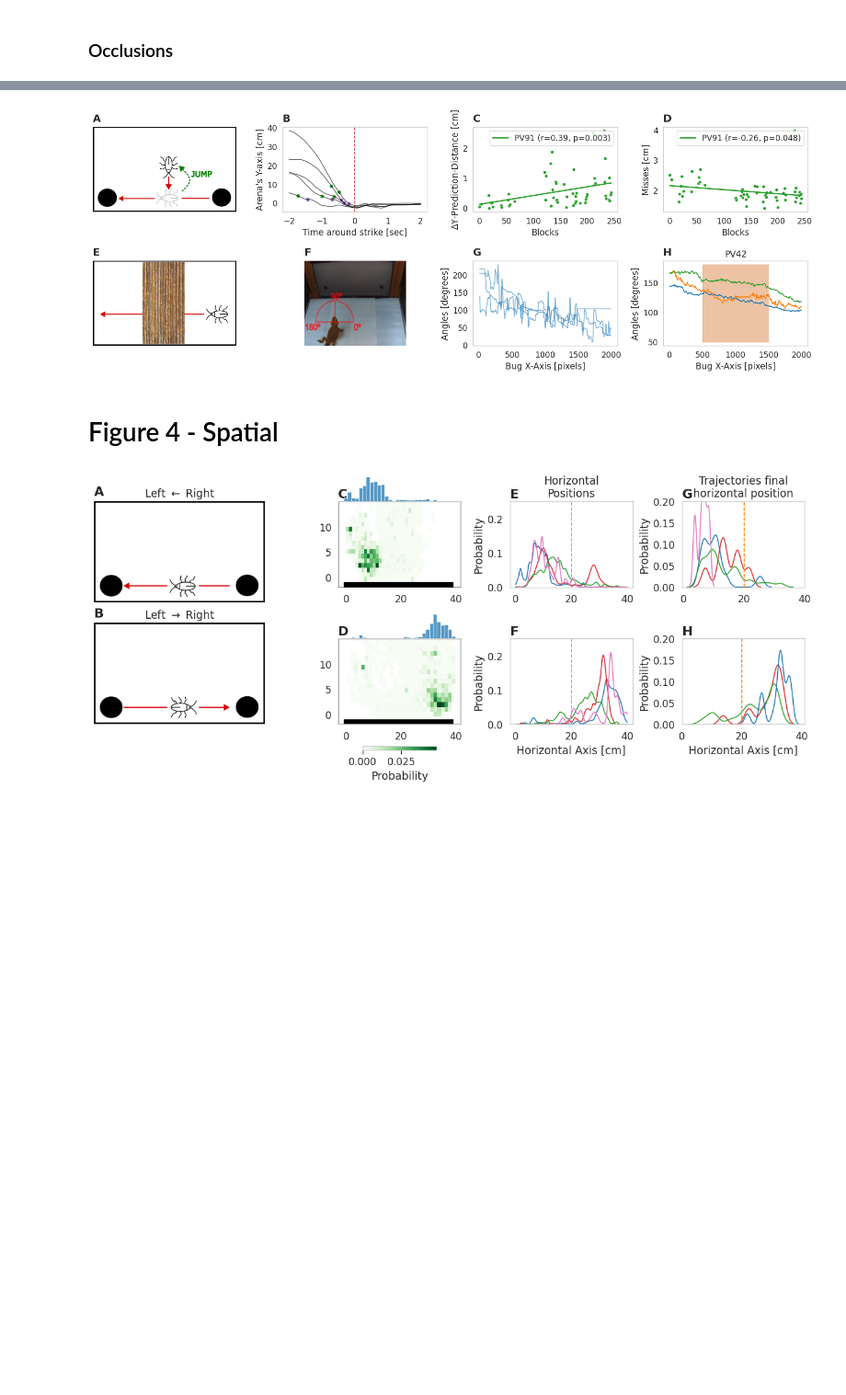
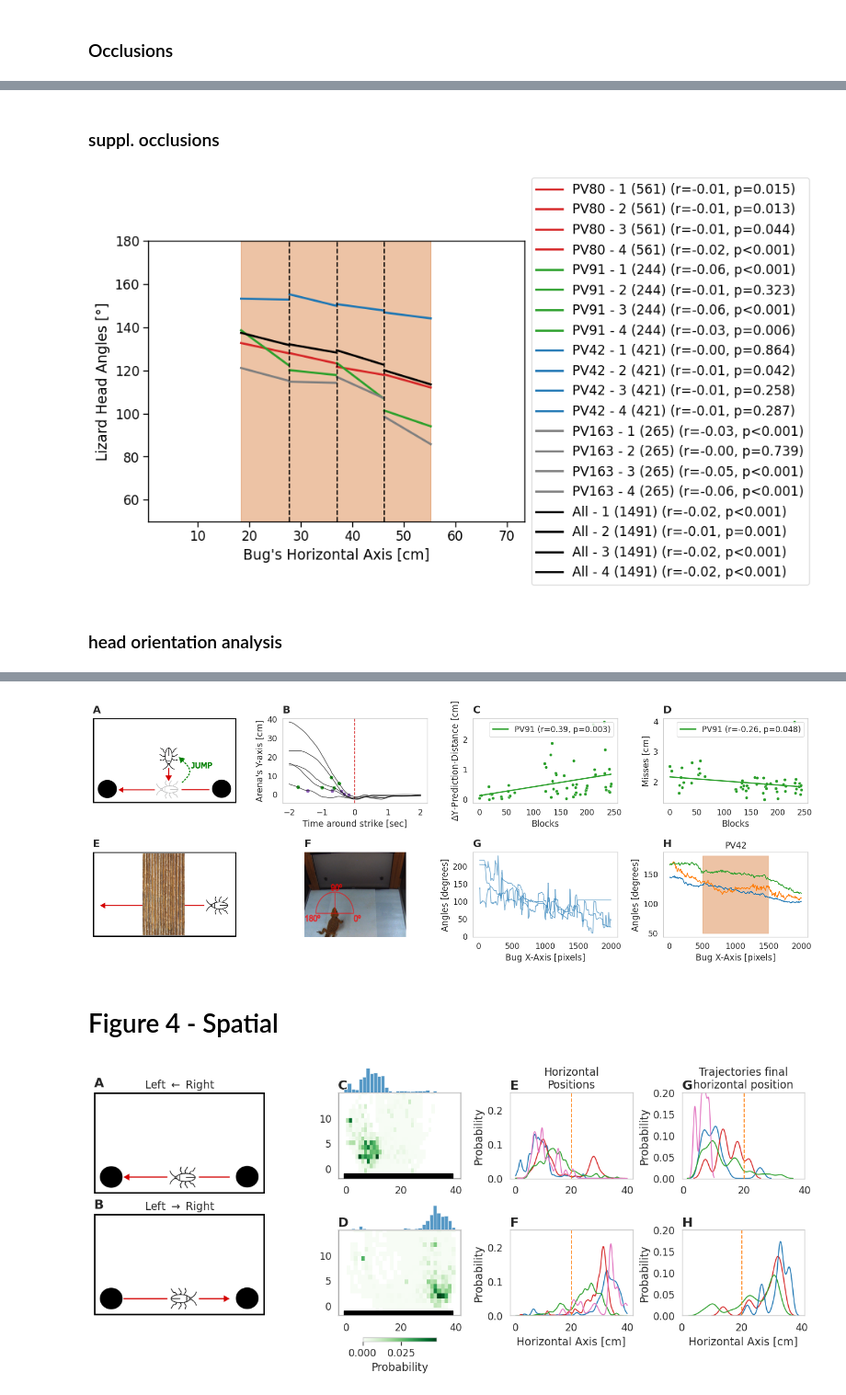
Before and after one commit to EvolutionaryNeuralCodingLab/PreyTouch, a Jupyter notebook: notebooks/paper_figs.ipynb, the cells around one changed output, grey strips where cells are left out. Shown at 92% size. Saved outputs shown, nothing was run; the diff lists cells and outputs as text; code cells hidden in the pictures; blank space fills up the shorter version.

```diff
--- a/notebooks/paper_figs.ipynb
+++ b/notebooks/paper_figs.ipynb
@@ -1046,0 +902,75 @@ plot_all_average_occlusions(axes[1])
+# %% [markdown]
+### suppl. occlusions
+# %%
+def get_angles(pdf, bug_x_vec):
+    xf = pdf.loc[~pdf.bug_x.isna()].copy()
+    angs = []
+
+    def _extract_screen_gaze(ang, y):
+        if ang < (np.pi/2):
+            return y * np.tan((np.pi/2) - ang)
+        elif np.pi/2 <= ang < np.pi:
+            return -(y * np.tan(ang - (np.pi/2)))
+        else:
+            return None
+
+    for group_id, gf in xf.groupby(xf.index.to_series().diff().ge(2).cumsum()):
+        if gf.bug_x.iloc[0] > 50:
+            continue
+        y_ = gf.angle.map(math.degrees).values
+        x_ = gf.bug_x.values
+        try:
+            angs.append(np.interp(bug_x_vec, x_, y_))
+        except Exception:
+            continue
+
+    return np.vstack(angs) if angs else None
+
+
+def angles_regression(splits=5):
+    bug_x = np.arange(10, 2000, 5)
+    rect_lims = np.array([500, 1500])
+    wall_idx = np.where((rect_lims[0] <= bug_x) & (bug_x <= rect_lims[1]))[0]
+    idxs = np.array_split(wall_idx, splits)
+    all_res = {k: [[], []] for k in range(splits)}
+    ax = plt.subplot()
+    for animal_id in tdf.keys():
+        res = {k: [[], []] for k in range(splits)}
+        for pdf in tdf[animal_id].values():
+            a = get_angles(pdf, bug_x)
+            if a is None:
+                continue
+            for k, idx in enumerate(idxs):
+                for i in range(a.shape[0]):
+                    res[k][0].append(bug_x[idx] * SCREEN_PIX_CM['reptilearn4'])
+                    res[k][1].append(a[i, idx])
+                    all_res[k][0].append(bug_x[idx] * SCREEN_PIX_CM['reptilearn4'])
+                    all_res[k][1].append(a[i, idx])
+
+        for k in range(splits):
+            x = np.concatenate(res[k][0])
+            y = np.concatenate(res[k][1])
+            plot_regression(ax, x, y, color=COLORS[animal_id], prefix=f'{animal_id} - {k+1} ({len(res[k][0])})')
+
+    for k in range(splits):
+        x = np.concatenate(all_res[k][0])
+        y = np.concatenate(all_res[k][1])
+        plot_regression(ax, x, y, color='k', prefix=f'All - {k+1} ({len(all_res[k][0])})')
+        if k != 0:
+            ax.axvline(bug_x[idxs[k][0]] * SCREEN_PIX_CM['reptilearn4'], color='k', linestyle='--')
+
+    ylims = [50, 180]
+    ax.set_xlim(bug_x[0] * SCREEN_PIX_CM['reptilearn4'], bug_x[-1] * SCREEN_PIX_CM['reptilearn4'])
+    ax.set_ylim(ylims)
+    plot_wall(ax, SCREEN_PIX_CM['reptilearn4'])
+    # ax.add_patch(plt.Rectangle((rect_lims[0], ylims[0]), rect_lims[1] - rect_lims[0],
+    #                         ylims[1]-ylims[0], color='chocolate', alpha=0.4))
+    # ax.set_xlabel('Bug X-Axis [pixels]')
+    # ax.set_ylabel('Angles [degrees]')
+
+
+angles_regression(splits=4)
+# %% [output]
+[figure, added]
+# %% [markdown]
+### head orientation analysis
```
Also changed, not shown: parts of 22 cells of this notebook, 3 other files.
